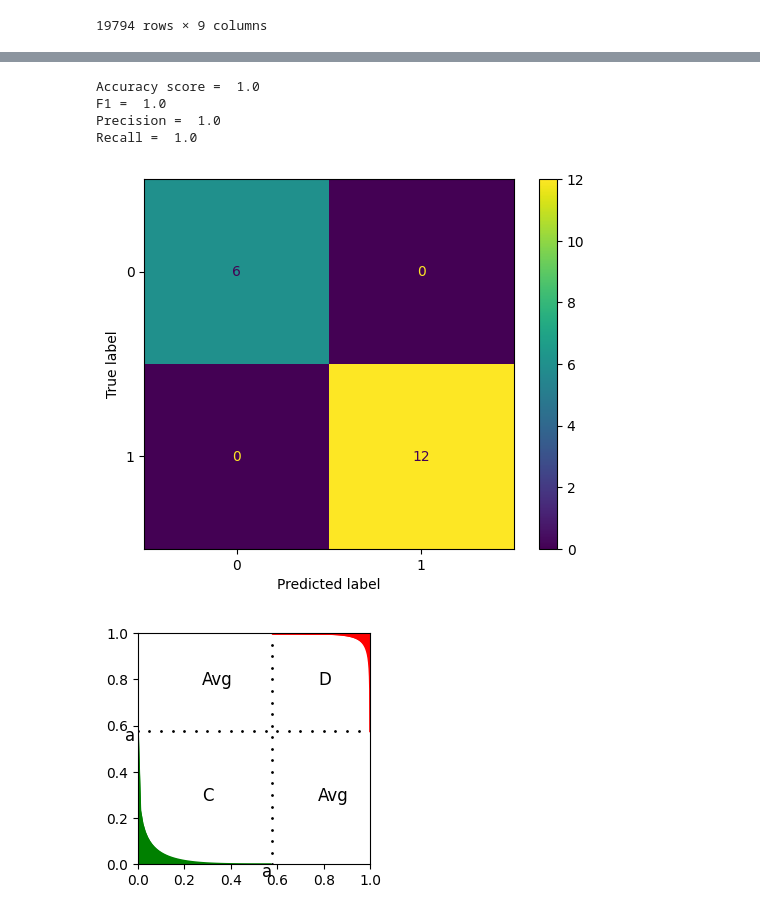
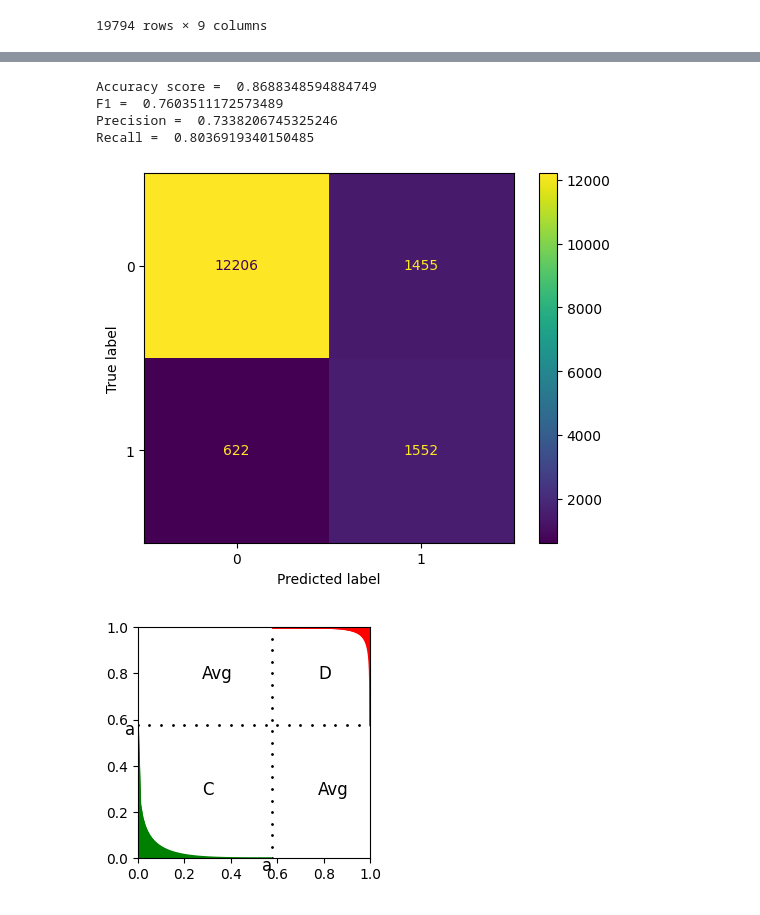
Before and after one commit to erikaminarikova/Ordinal_Sums, a Jupyter notebook: Example_8_ordinal_sums_testing_data_2classes_different_learning_methods.ipynb, the cells around one changed output, grey strips where cells are left out. Drawn from its saved outputs; the diff is of its cells as text; code cells hidden in the pictures.

```diff
--- a/Example_8_ordinal_sums_testing_data_2classes_different_learning_methods.ipynb
+++ b/Example_8_ordinal_sums_testing_data_2classes_different_learning_methods.ipynb
@@ -337,4 +482,4 @@ data_reordered
 | 19793 | 0.294118 | 0.380009 | 0.380021 | 0.287375 | 0.056229 | 0.725824 | 0.317347 | 0.208553 | 0 |
 19794 rows × 9 columns
 # %%
-df_train, df_test = train_test_split(data_reordered, test_size=0.66, random_state=2)
+df_train, df_test = train_test_split(data_reordered, test_size=0.20, random_state=42)
@@ -378,9 +486,10 @@ print(testing_df)
 # %%
 start_time = time.time()
-merge_data, mean_error, kappa_result, lam_result, gamma_result, a_result, sol_param, solution_fitness, solution_idx = calculate_param_using_gen_alg(data_reordered)
+merge_data, mean_error, kappa_result, lam_result, gamma_result, a_result, sol_param, solution_fitness, solution_idx = calculate_param_using_gen_alg(df_train)
 
 show_results(merge_data, mean_error, gamma_result, lam_result, kappa_result, a_result)
 print_attr_coef(sol_param)
+print("wages: {w1}, {w2}".format(w1=sol_param[4], w2=1-sol_param[4]))
 print("Parameters of the best solution : {solution_idx}".format(solution_idx=solution_idx))
 print("Fitness value of the best solution = {solution_fitness}".format(solution_fitness=solution_fitness))
 
@@ -407,9 +515,24 @@ time: 107.01071970860163
+# %%
+def calculate_tests(target_values, value):
+  print('Accuracy score = ', accuracy_score(target_values, value))
+  print('F1 = ', f1_score(target_values, value, average= 'macro'))
+  print('Precision = ', precision_score(target_values, value, average= 'macro'))
+  print('Recall = ', recall_score(target_values, value, average= 'macro'))
+  #confusion matrix
+  confusion_matrix = metrics.confusion_matrix(target_values, value)
+  cm_display = metrics.ConfusionMatrixDisplay(confusion_matrix = confusion_matrix, display_labels = [0, 1])
+  cm_display.plot()
+  plt.show()
+# %%
+# for testing_df
+merge_data['calc_value'] = merge_data.apply(lambda row: 0 if (row['calc_value']<=0.5673) else 1, axis=1)
+merge_data['target'] = merge_data.apply(lambda row: 0 if (row['target']<=0.5673) else 1, axis=1)
 # %%
 # tests for train dataset: testing_df
-calculate_tests(merge_data[["calc_value"]].values, merge_data[['target']].values)
+calculate_tests(merge_data[["calc_value_class"]].values, merge_data[['target_class']].values)
 # %% [output]
-Accuracy score =  1.0
-F1 =  1.0
-Precision =  1.0
-Recall =  1.0
+Accuracy score =  0.8688348594884749
+F1 =  0.7603511172573489
+Precision =  0.7338206745325246
+Recall =  0.8036919340150485
-[figure, old version]
+[figure, new version]
```
Also changed, not shown: parts of 12 cells of this notebook.
